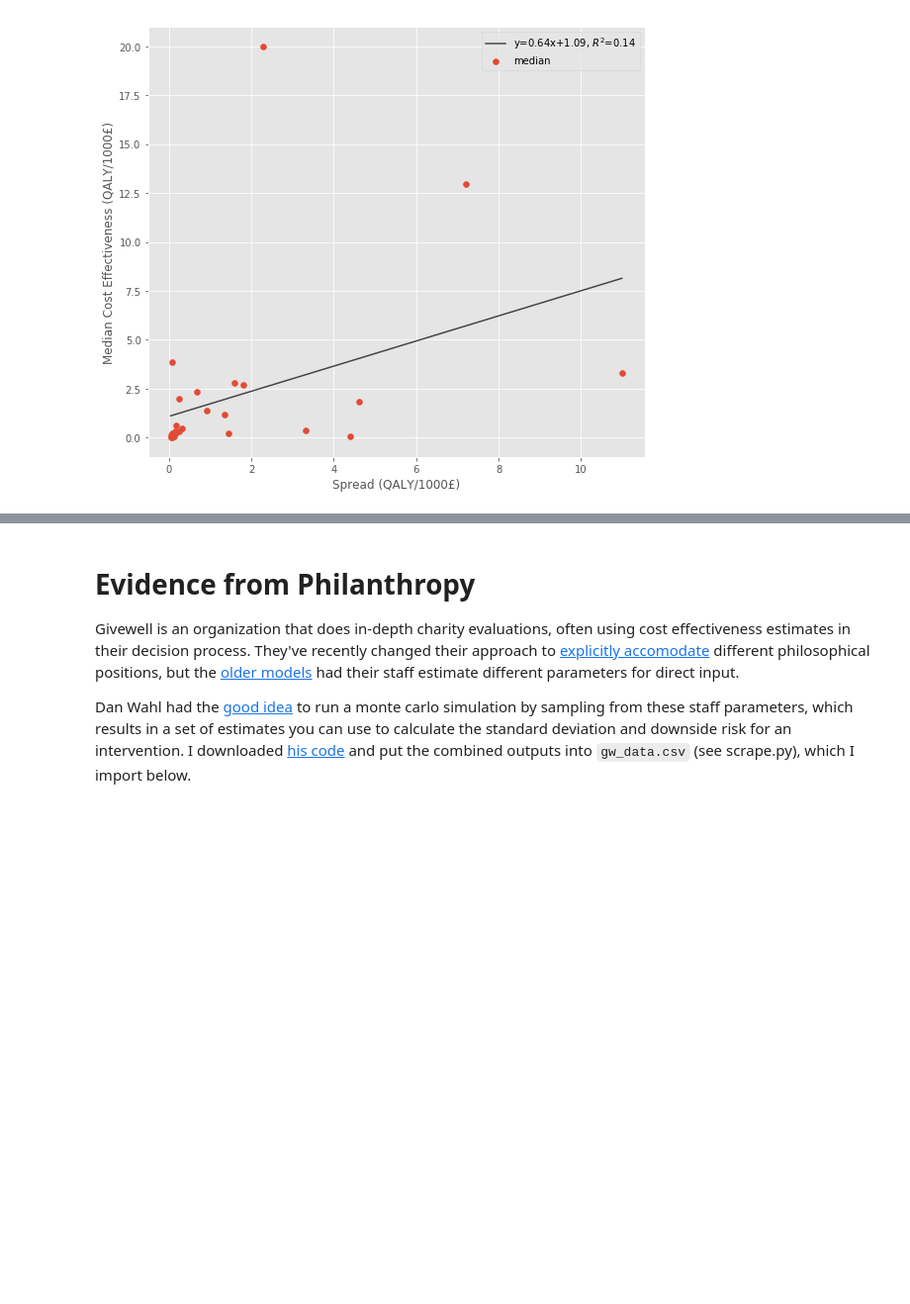
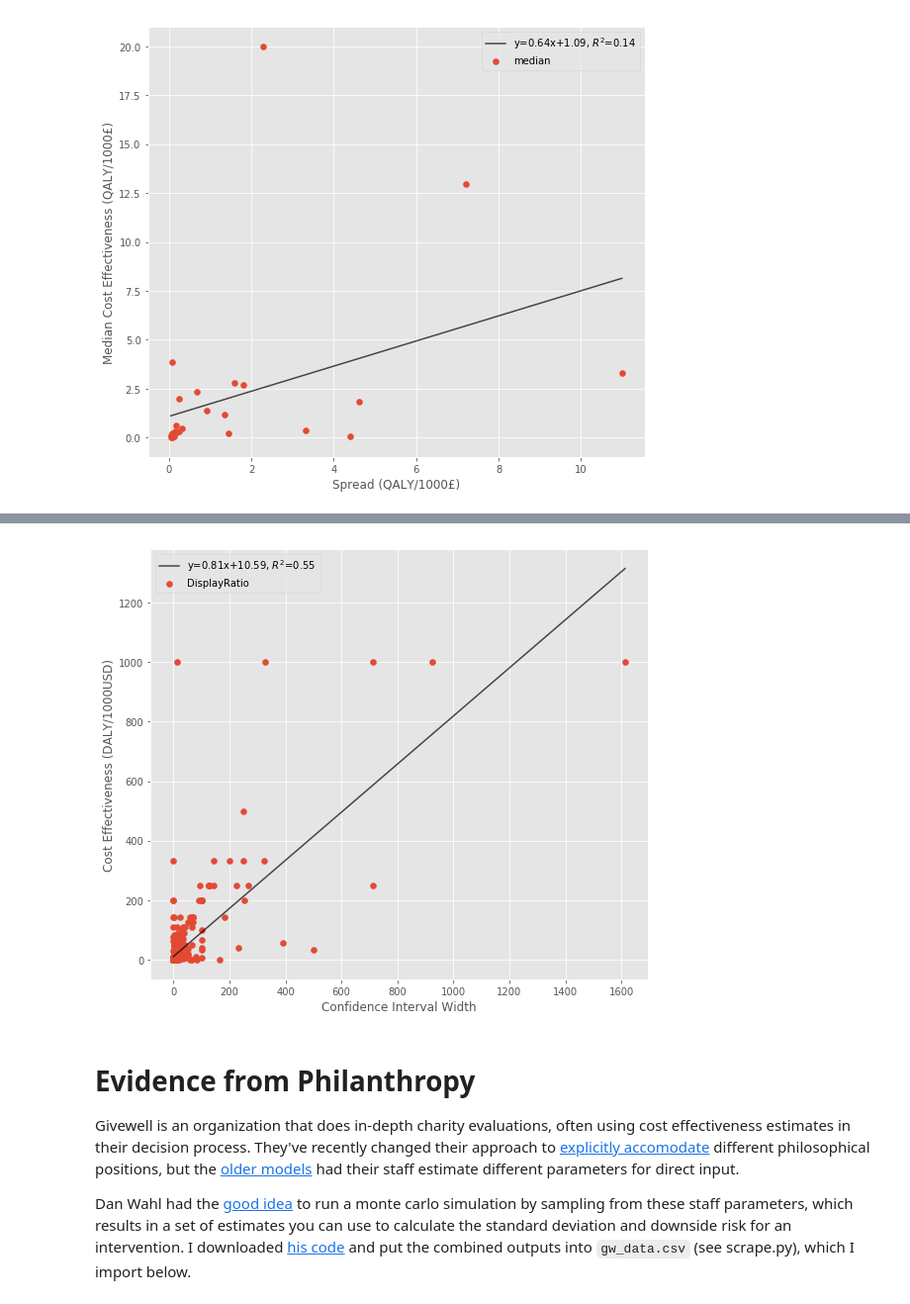
Before and after one commit to psthomas/risk-return, a Jupyter notebook: returns.ipynb, the cells around one changed output, grey strips where cells are left out. Shown at 99% size. Saved outputs shown, nothing was run; the diff lists cells and outputs as text; code cells hidden in the pictures; blank space fills up the shorter version.

```diff
--- a/returns.ipynb
+++ b/returns.ipynb
@@ -271,3 +360,27 @@ plt.show()
+# %%
+fig, ax = plt.subplots(figsize=(9,8))
+plt.scatter(interval_df['CI_Difference'], interval_df['DisplayRatio'])
+ax.set_xlabel('Confidence Interval Width')
+ax.set_ylabel('Cost Effectiveness (DALY/1000USD)')
+
+# ax.set_xscale('log')
+# ax.set_yscale('log')
+# ax.set_ylim(0.001, 2000)
+
+x = pd.DataFrame({'CI_Difference': np.linspace(interval_df['CI_Difference'].min(),
+    interval_df['CI_Difference'].max(), 100)})
+
+poly_1 = smf.ols(formula='DisplayRatio ~ 1 + CI_Difference',
+                 data=interval_df, missing='drop').fit()
+
+plt.plot(x, poly_1.predict(x), 'k-',
+         label='y={1:.2f}x+{2:.2f}, $R^2$={0:.2f}'.format(poly_1.rsquared,
+                                                  poly_1.params.CI_Difference,
+                                                  poly_1.params.Intercept), alpha=0.7)
+plt.legend()
+plt.show()
+# %% [output]
+[figure, added]
 # %% [markdown]
 # Evidence from Philanthropy
 
```
Also changed, not shown: parts of 28 cells of this notebook, 1 other file.
